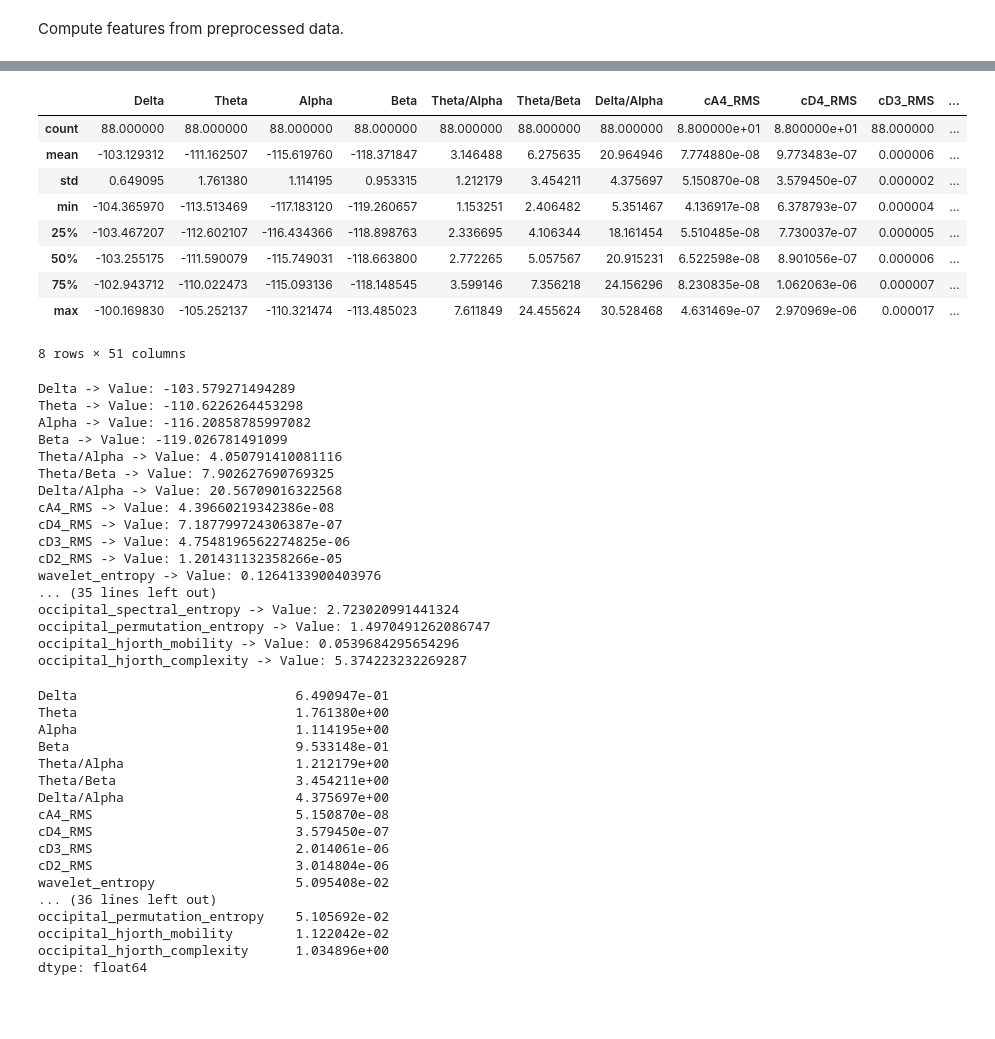
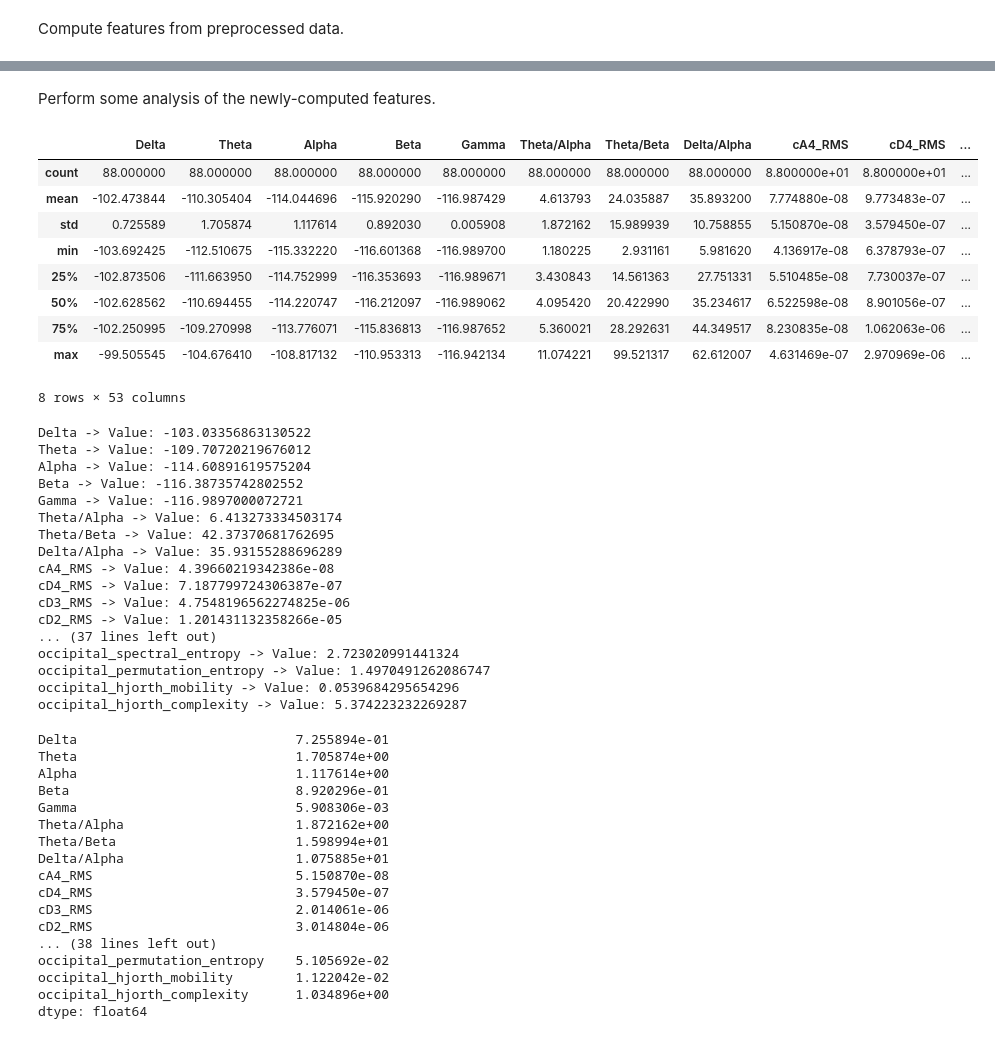
Before and after one commit to jabungaa/Exceptional-Model-Mining-for-EEG-Data, a Jupyter notebook: RW4DS_second_dataset.ipynb, the cells around one changed output, grey strips where cells are left out. Cells and saved outputs as stored; diff of their text form; code cells hidden in the pictures; blank space fills up the shorter version.

```diff
--- a/RW4DS_second_dataset.ipynb
+++ b/RW4DS_second_dataset.ipynb
@@ -337,17 +618,19 @@ complete_set.to_csv("all_features.csv", header=True, index=False)
+# %% [markdown]
+Perform some analysis of the newly-computed features.
 # %%
-all_features = pd.read_csv("all_features.csv")
+all_features = pd.read_csv("all_features_new.csv")
 all_features.describe()
 # %% [output]
-|  | Delta | Theta | Alpha | Beta | Theta/Alpha | Theta/Beta | Delta/Alpha | cA4_RMS | cD4_RMS | cD3_RMS | ... |
-| count | 88.000000 | 88.000000 | 88.000000 | 88.000000 | 88.000000 | 88.000000 | 88.000000 | 8.800000e+01 | 8.800000e+01 | 88.000000 | ... |
-| mean | -103.129312 | -111.162507 | -115.619760 | -118.371847 | 3.146488 | 6.275635 | 20.964946 | 7.774880e-08 | 9.773483e-07 | 0.000006 | ... |
-| std | 0.649095 | 1.761380 | 1.114195 | 0.953315 | 1.212179 | 3.454211 | 4.375697 | 5.150870e-08 | 3.579450e-07 | 0.000002 | ... |
-| min | -104.365970 | -113.513469 | -117.183120 | -119.260657 | 1.153251 | 2.406482 | 5.351467 | 4.136917e-08 | 6.378793e-07 | 0.000004 | ... |
-| 25% | -103.467207 | -112.602107 | -116.434366 | -118.898763 | 2.336695 | 4.106344 | 18.161454 | 5.510485e-08 | 7.730037e-07 | 0.000005 | ... |
-| 50% | -103.255175 | -111.590079 | -115.749031 | -118.663800 | 2.772265 | 5.057567 | 20.915231 | 6.522598e-08 | 8.901056e-07 | 0.000006 | ... |
-| 75% | -102.943712 | -110.022473 | -115.093136 | -118.148545 | 3.599146 | 7.356218 | 24.156296 | 8.230835e-08 | 1.062063e-06 | 0.000007 | ... |
-| max | -100.169830 | -105.252137 | -110.321474 | -113.485023 | 7.611849 | 24.455624 | 30.528468 | 4.631469e-07 | 2.970969e-06 | 0.000017 | ... |
+|  | Delta | Theta | Alpha | Beta | Gamma | Theta/Alpha | Theta/Beta | Delta/Alpha | cA4_RMS | cD4_RMS | ... |
+| count | 88.000000 | 88.000000 | 88.000000 | 88.000000 | 88.000000 | 88.000000 | 88.000000 | 88.000000 | 8.800000e+01 | 8.800000e+01 | ... |
+| mean | -102.473844 | -110.305404 | -114.044696 | -115.920290 | -116.987429 | 4.613793 | 24.035887 | 35.893200 | 7.774880e-08 | 9.773483e-07 | ... |
+| std | 0.725589 | 1.705874 | 1.117614 | 0.892030 | 0.005908 | 1.872162 | 15.989939 | 10.758855 | 5.150870e-08 | 3.579450e-07 | ... |
+| min | -103.692425 | -112.510675 | -115.332220 | -116.601368 | -116.989700 | 1.180225 | 2.931161 | 5.981620 | 4.136917e-08 | 6.378793e-07 | ... |
+| 25% | -102.873506 | -111.663950 | -114.752999 | -116.353693 | -116.989671 | 3.430843 | 14.561363 | 27.751331 | 5.510485e-08 | 7.730037e-07 | ... |
+| 50% | -102.628562 | -110.694455 | -114.220747 | -116.212097 | -116.989062 | 4.095420 | 20.422990 | 35.234617 | 6.522598e-08 | 8.901056e-07 | ... |
+| 75% | -102.250995 | -109.270998 | -113.776071 | -115.836813 | -116.987652 | 5.360021 | 28.292631 | 44.349517 | 8.230835e-08 | 1.062063e-06 | ... |
+| max | -99.505545 | -104.676410 | -108.817132 | -110.953313 | -116.942134 | 11.074221 | 99.521317 | 62.612007 | 4.631469e-07 | 2.970969e-06 | ... |
-8 rows × 51 columns
+8 rows × 53 columns
 # %%
 my_row = all_features.iloc[1]
 
@@ -356,19 +639,19 @@ my_row_dict = my_row.to_dict()
 for column_name, value in my_row_dict.items():
     print(f"{column_name} -> Value: {value}")
 # %% [output]
-Delta -> Value: -103.579271494289
-Theta -> Value: -110.6226264453298
-Alpha -> Value: -116.20858785997082
-Beta -> Value: -119.026781491099
-Theta/Alpha -> Value: 4.050791410081116
-Theta/Beta -> Value: 7.902627690769325
-Delta/Alpha -> Value: 20.56709016322568
+Delta -> Value: -103.03356863130522
+Theta -> Value: -109.70720219676012
+Alpha -> Value: -114.60891619575204
+Beta -> Value: -116.38735742802552
+Gamma -> Value: -116.9897000072721
+Theta/Alpha -> Value: 6.413273334503174
+Theta/Beta -> Value: 42.37370681762695
+Delta/Alpha -> Value: 35.93155288696289
 cA4_RMS -> Value: 4.39660219342386e-08
 cD4_RMS -> Value: 7.187799724306387e-07
 cD3_RMS -> Value: 4.7548196562274825e-06
 cD2_RMS -> Value: 1.201431132358266e-05
-wavelet_entropy -> Value: 0.1264133900403976
-... (35 lines left out)
+... (37 lines left out)
 occipital_spectral_entropy -> Value: 2.723020991441324
 occipital_permutation_entropy -> Value: 1.4970491262086747
 occipital_hjorth_mobility -> Value: 0.0539684295654296
@@ -376,19 +659,19 @@ occipital_hjorth_complexity -> Value: 5.374223232269287
 # %%
 all_features.std()
 # %% [output]
-Delta                            6.490947e-01
-Theta                            1.761380e+00
-Alpha                            1.114195e+00
-Beta                             9.533148e-01
-Theta/Alpha                      1.212179e+00
-Theta/Beta                       3.454211e+00
-Delta/Alpha                      4.375697e+00
+Delta                            7.255894e-01
+Theta                            1.705874e+00
+Alpha                            1.117614e+00
+Beta                             8.920296e-01
+Gamma                            5.908306e-03
+Theta/Alpha                      1.872162e+00
+Theta/Beta                       1.598994e+01
+Delta/Alpha                      1.075885e+01
 cA4_RMS                          5.150870e-08
 cD4_RMS                          3.579450e-07
 cD3_RMS                          2.014061e-06
 cD2_RMS                          3.014804e-06
-wavelet_entropy                  5.095408e-02
-... (36 lines left out)
+... (38 lines left out)
 occipital_permutation_entropy    5.105692e-02
 occipital_hjorth_mobility        1.122042e-02
 occipital_hjorth_complexity      1.034896e+00
```
Also changed, not shown: parts of 15 cells of this notebook.
